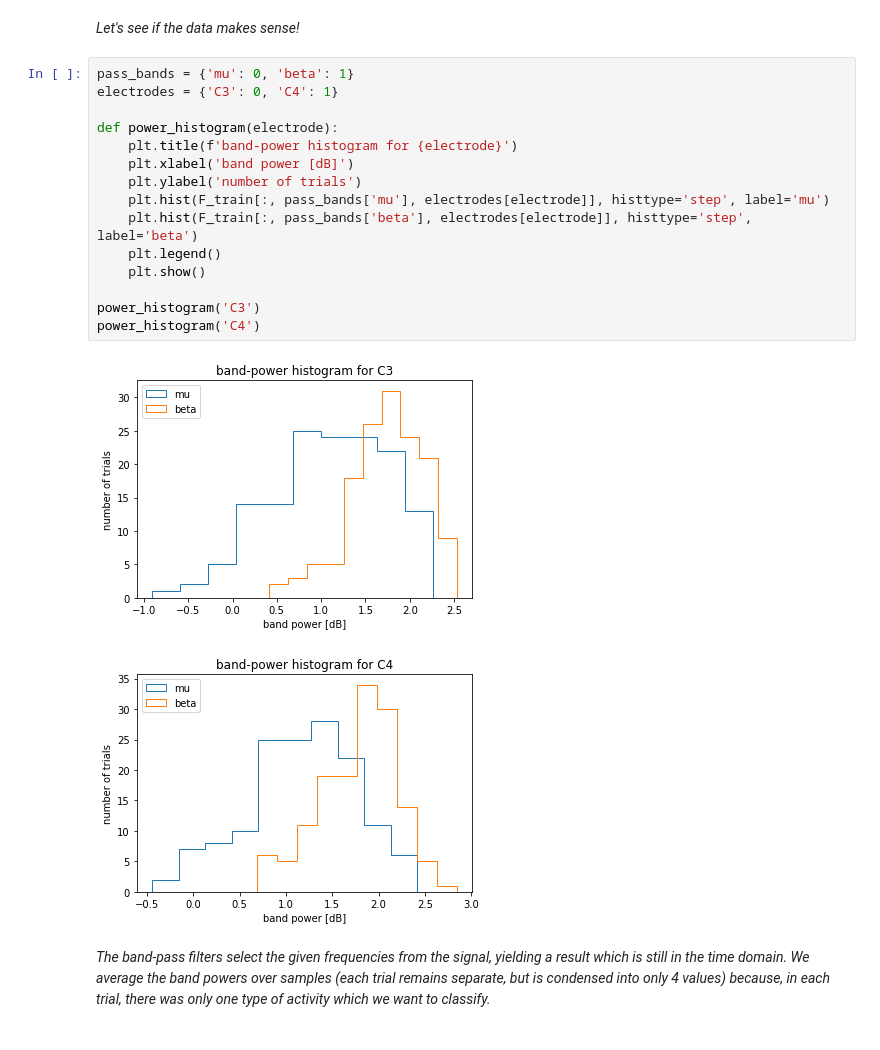
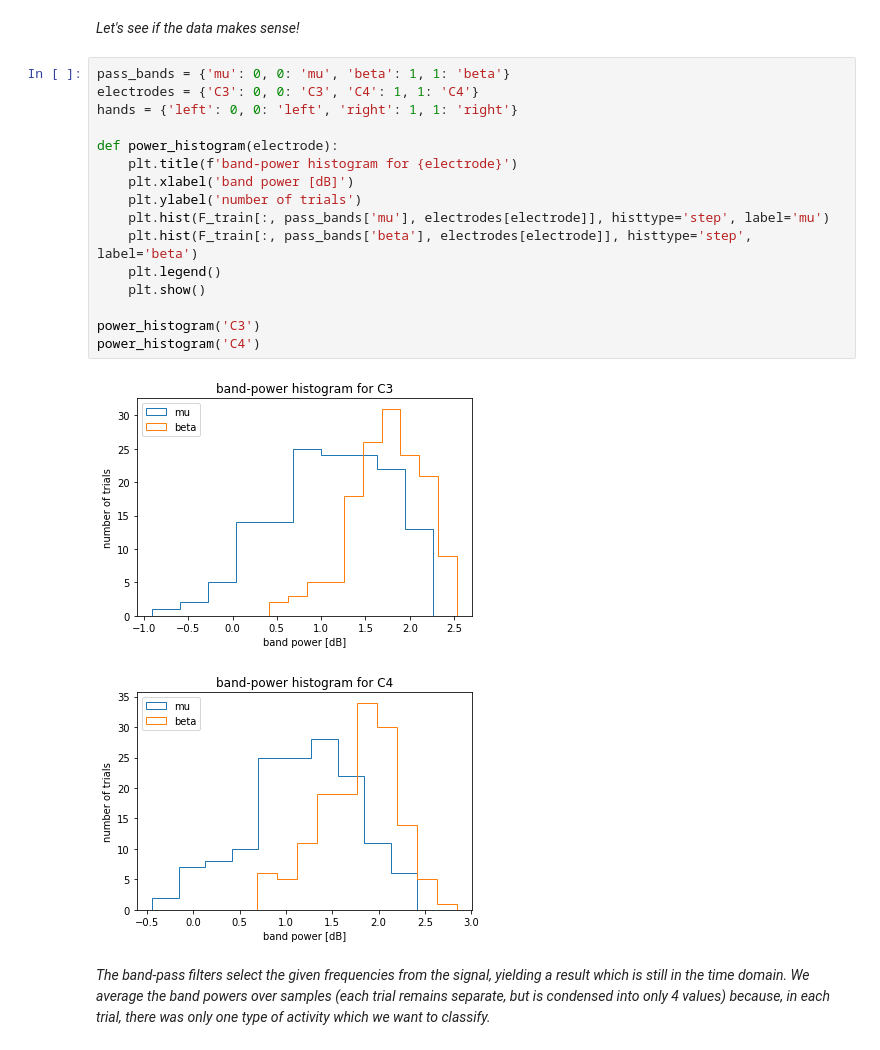
Before and after one commit to malyvsen/radboud-bci, a Jupyter notebook: assignment2.ipynb, the cells around one changed output. Cells and saved outputs as stored; diff of their text form.

```diff
--- a/assignment2.ipynb
+++ b/assignment2.ipynb
@@ -299,22 +299,23 @@ F_valid: (144, 2, 2) float64
 # %% [markdown]
 *Let's see if the data makes sense!*
 # %%
-pass_bands = {'mu': 0, 'beta': 1}
-electrodes = {'C3': 0, 'C4': 1}
+pass_bands = {'mu': 0, 0: 'mu', 'beta': 1, 1: 'beta'}
+electrodes = {'C3': 0, 0: 'C3', 'C4': 1, 1: 'C4'}
+hands = {'left': 0, 0: 'left', 'right': 1, 1: 'right'}
 
 def power_histogram(electrode):
     plt.title(f'band-power histogram for {electrode}')
     plt.xlabel('band power [dB]')
     plt.ylabel('number of trials')
     plt.hist(F_train[:, pass_bands['mu'], electrodes[electrode]], histtype='step', label='mu')
     plt.hist(F_train[:, pass_bands['beta'], electrodes[electrode]], histtype='step', label='beta')
     plt.legend()
     plt.show()
 
 power_histogram('C3')
 power_histogram('C4')
 # %% [output]
-[figure, old version]
+[figure, new version]
 [figure]
 # %% [markdown]
 *The band-pass filters select the given frequencies from the signal, yielding a result which is still in the time domain. We average the band powers over samples (each trial remains separate, but is condensed into only 4 values) because, in each trial, there was only one type of activity which we want to classify.*
```
Also changed, not shown: parts of 7 cells of this notebook.
